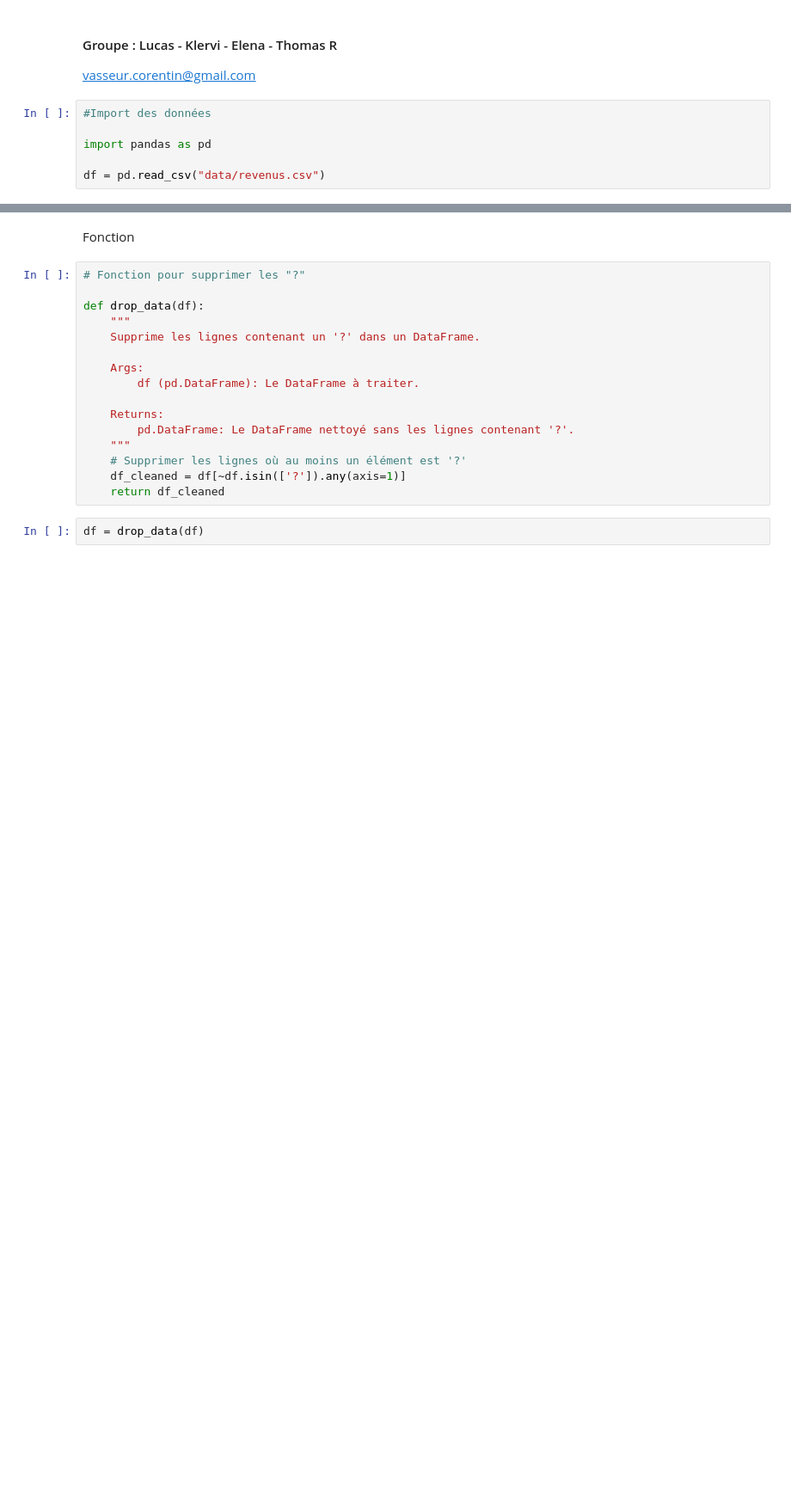
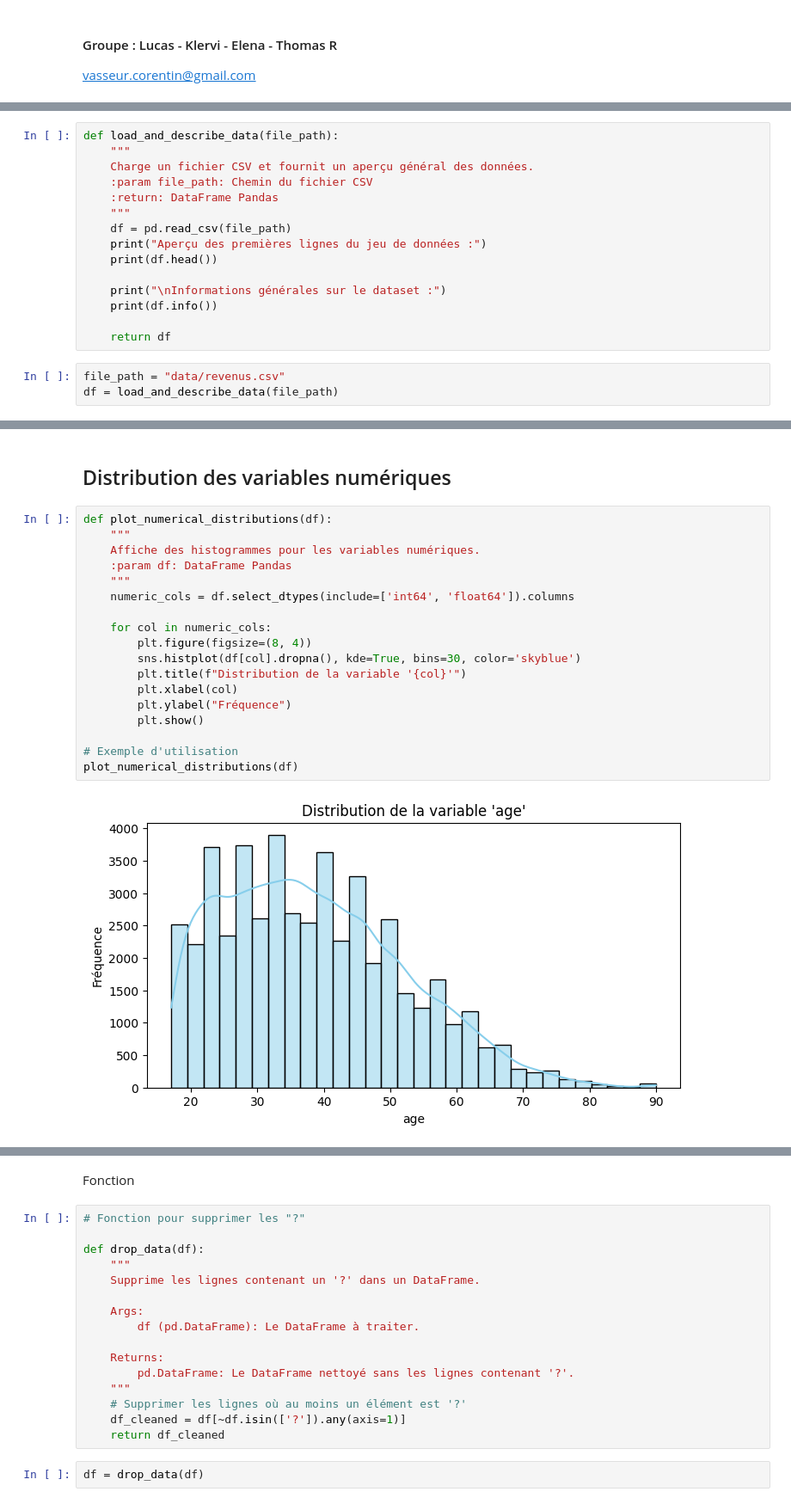
Before and after one commit to LucasMgck/MLops_Projet, a Jupyter notebook: Projet.ipynb, the cells around one changed output, grey strips where cells are left out. Shown at 86% size. Cells and saved outputs as stored; diff of their text form; blank space fills up the shorter version.

```diff
--- a/Projet.ipynb
+++ b/Projet.ipynb
@@ -3,9 +3,3 @@
 # %% [markdown]
 #### Groupe : Lucas - Klervi - Elena - Thomas R
 vasseur.corentin@gmail.com
-# %%
-#Import des données
-
-import pandas as pd
-
-df = pd.read_csv("data/revenus.csv")
@@ -11,0 +16,18 @@ df = pd.read_csv("data/revenus.csv")
+# %%
+def load_and_describe_data(file_path):
+    """
+    Charge un fichier CSV et fournit un aperçu général des données.
+    :param file_path: Chemin du fichier CSV
+    :return: DataFrame Pandas
+    """
+    df = pd.read_csv(file_path)
+    print("Aperçu des premières lignes du jeu de données :")
+    print(df.head())
+
+    print("\nInformations générales sur le dataset :")
+    print(df.info())
+
+    return df
+# %%
+file_path = "data/revenus.csv"
+df = load_and_describe_data(file_path)
@@ -11,0 +104,22 @@ df = pd.read_csv("data/revenus.csv")
+# %% [markdown]
+## Distribution des variables numériques
+# %%
+def plot_numerical_distributions(df):
+    """
+    Affiche des histogrammes pour les variables numériques.
+    :param df: DataFrame Pandas
+    """
+    numeric_cols = df.select_dtypes(include=['int64', 'float64']).columns
+
+    for col in numeric_cols:
+        plt.figure(figsize=(8, 4))
+        sns.histplot(df[col].dropna(), kde=True, bins=30, color='skyblue')
+        plt.title(f"Distribution de la variable '{col}'")
+        plt.xlabel(col)
+        plt.ylabel("Fréquence")
+        plt.show()
+
+# Exemple d'utilisation
+plot_numerical_distributions(df)
+# %% [output]
+[figure, added]
```
Also changed, not shown: parts of 19 cells of this notebook.
